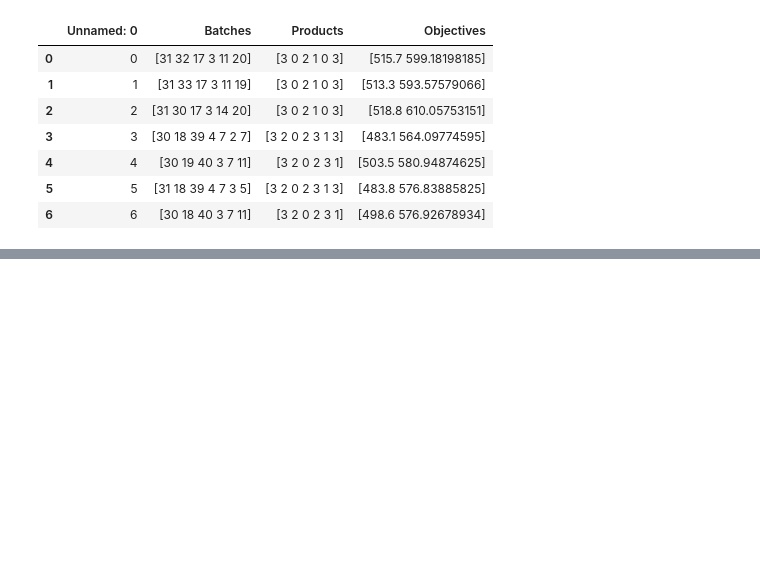
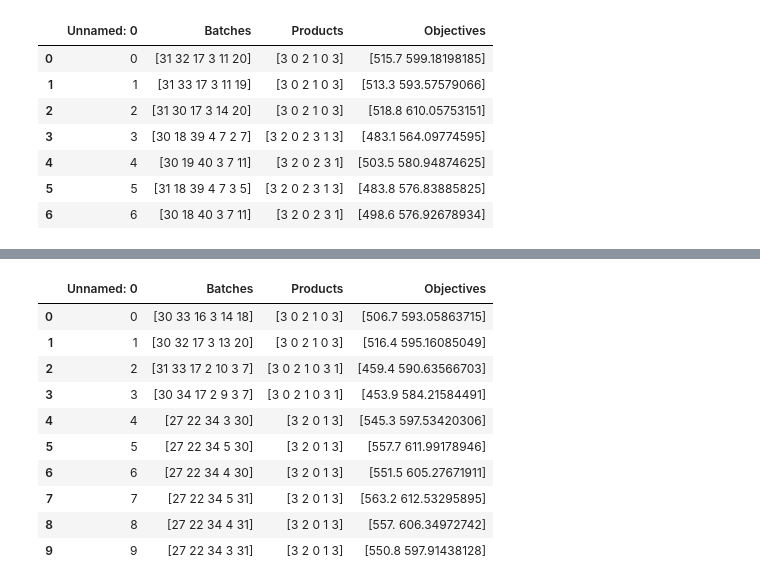
Before and after one commit to DTKx/capacityplanpy, a Jupyter notebook: 02_implementacao/parse_raw.ipynb, the cells around one changed output, grey strips where cells are left out. Cells and saved outputs as stored; diff of their text form; code cells hidden in the pictures; blank space fills up the shorter version.

```diff
--- a/02_implementacao/parse_raw.ipynb
+++ b/02_implementacao/parse_raw.ipynb
@@ -992,0 +1000,4 @@ results
+# %%
+name="28-113"
+result=pd.read_csv(root_path_analysis+name+'.csv')# Import from csv
+result
@@ -992,0 +1010,15 @@ results
+# %%
+results=pd.read_csv(root_path_analysis+name+"solutions.csv")# Import from csv
+results
+# %% [output]
+|  | Unnamed: 0 | Batches | Products | Objectives |
+| 0 | 0 | [30 33 16 3 14 18] | [3 0 2 1 0 3] | [506.7 593.05863715] |
+| 1 | 1 | [30 32 17 3 13 20] | [3 0 2 1 0 3] | [516.4 595.16085049] |
+| 2 | 2 | [31 33 17 2 10 3 7] | [3 0 2 1 0 3 1] | [459.4 590.63566703] |
+| 3 | 3 | [30 34 17 2 9 3 7] | [3 0 2 1 0 3 1] | [453.9 584.21584491] |
+| 4 | 4 | [27 22 34 3 30] | [3 2 0 1 3] | [545.3 597.53420306] |
+| 5 | 5 | [27 22 34 5 30] | [3 2 0 1 3] | [557.7 611.99178946] |
+| 6 | 6 | [27 22 34 4 30] | [3 2 0 1 3] | [551.5 605.27671911] |
+| 7 | 7 | [27 22 34 5 31] | [3 2 0 1 3] | [563.2 612.53295895] |
+| 8 | 8 | [27 22 34 4 31] | [3 2 0 1 3] | [557. 606.34972742] |
+| 9 | 9 | [27 22 34 3 31] | [3 2 0 1 3] | [550.8 597.91438128] |
```
Also changed, not shown: parts of 14 cells of this notebook, 4 other files.
